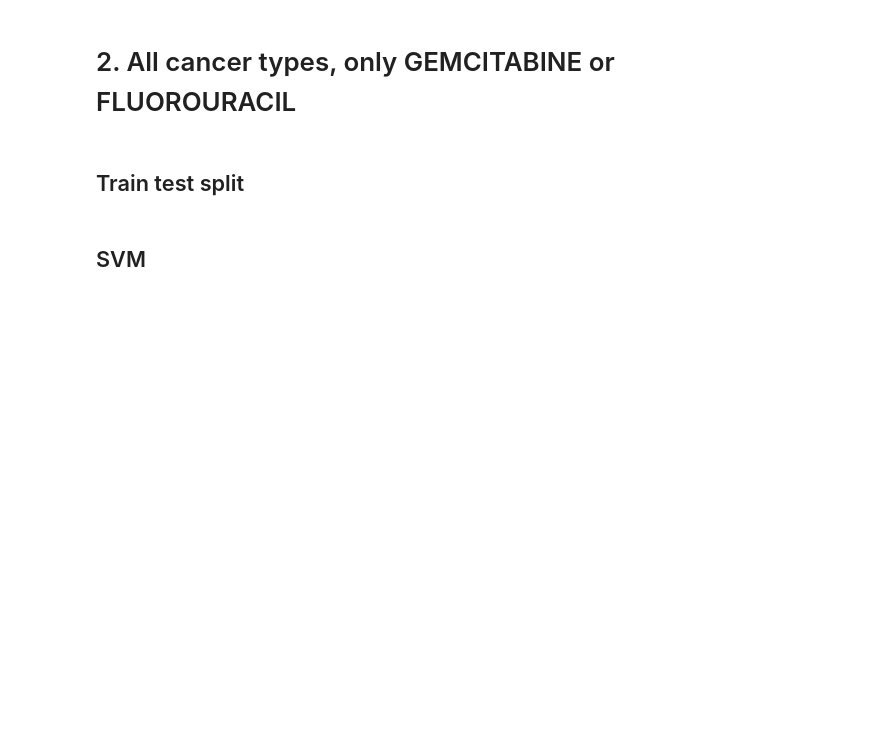
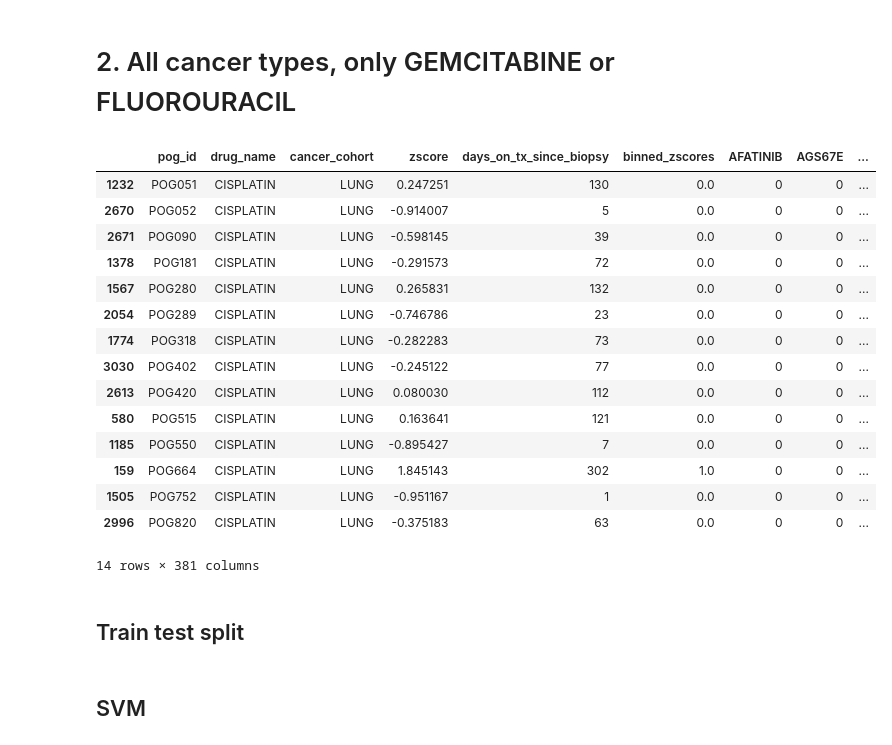
Before and after one commit to emreerhan/expression_analysis, a Jupyter notebook: notebooks/3-svm.ipynb, the cells around one changed output. Saved outputs shown, nothing was run; the diff lists cells and outputs as text; code cells hidden in the pictures; blank space fills up the shorter version.

```diff
--- a/notebooks/3-svm.ipynb
+++ b/notebooks/3-svm.ipynb
@@ -23,7 +23,7 @@ discretizer = KBinsDiscretizer(encode='ordinal', n_bins=2, strategy='uniform')
 # %%
-binned_zscores = discretizer.fit_transform(drugs_df['zscore'].values.reshape(-1, 1))[:, 0]
+binned_zscores = discretizer.fit_transform(drugs_df['days_on_tx_since_biopsy'].values.reshape(-1, 1))[:, 0]
 # %%
-drugs_df['binned_zscores'] = binned_zscores
+drugs_df['binned_days'] = binned_zscores
 # %% [markdown]
 # 1. Naive approach: all cancer types, all drugs
 # %% [markdown]
@@ -87,13 +91,34 @@ f1_score(y_pred=y_pred, y_true=y_test)
 # %% [markdown]
 # 2. All cancer types, only GEMCITABINE or FLUOROURACIL
 # %%
-drugs_filtered_df = drugs_df[drugs_df['drug_name'] == 'FLUOROURACIL']
+drugs_filtered_df = drugs_df[drugs_df['drug_name'] == 'CISPLATIN']
 # %%
 drugs_expression_filtered_df = drugs_filtered_df.join(expression_df, on='pog_id', how='inner', sort=True)
+# %%
+drugs_expression_filtered_df = drugs_expression_filtered_df[drugs_expression_filtered_df['cancer_cohort'] == 'LUNG']
 # %%
 X = drugs_expression_filtered_df.loc[:, expression_df.columns.values]
 # %%
 y = drugs_expression_filtered_df['binned_zscores']
+# %%
+drugs_expression_filtered_df
+# %% [output]
+|  | pog_id | drug_name | cancer_cohort | zscore | days_on_tx_since_biopsy | binned_zscores | AFATINIB | AGS67E | ... |
+| 1232 | POG051 | CISPLATIN | LUNG | 0.247251 | 130 | 0.0 | 0 | 0 | ... |
+| 2670 | POG052 | CISPLATIN | LUNG | -0.914007 | 5 | 0.0 | 0 | 0 | ... |
+| 2671 | POG090 | CISPLATIN | LUNG | -0.598145 | 39 | 0.0 | 0 | 0 | ... |
+| 1378 | POG181 | CISPLATIN | LUNG | -0.291573 | 72 | 0.0 | 0 | 0 | ... |
+| 1567 | POG280 | CISPLATIN | LUNG | 0.265831 | 132 | 0.0 | 0 | 0 | ... |
+| 2054 | POG289 | CISPLATIN | LUNG | -0.746786 | 23 | 0.0 | 0 | 0 | ... |
+| 1774 | POG318 | CISPLATIN | LUNG | -0.282283 | 73 | 0.0 | 0 | 0 | ... |
+| 3030 | POG402 | CISPLATIN | LUNG | -0.245122 | 77 | 0.0 | 0 | 0 | ... |
+| 2613 | POG420 | CISPLATIN | LUNG | 0.080030 | 112 | 0.0 | 0 | 0 | ... |
+| 580 | POG515 | CISPLATIN | LUNG | 0.163641 | 121 | 0.0 | 0 | 0 | ... |
+| 1185 | POG550 | CISPLATIN | LUNG | -0.895427 | 7 | 0.0 | 0 | 0 | ... |
+| 159 | POG664 | CISPLATIN | LUNG | 1.845143 | 302 | 1.0 | 0 | 0 | ... |
+| 1505 | POG752 | CISPLATIN | LUNG | -0.951167 | 1 | 0.0 | 0 | 0 | ... |
+| 2996 | POG820 | CISPLATIN | LUNG | -0.375183 | 63 | 0.0 | 0 | 0 | ... |
+14 rows × 381 columns
 # %% [markdown]
 ## Train test split
 # %%
```
Also changed, not shown: parts of 9 cells of this notebook, 7 other files.
